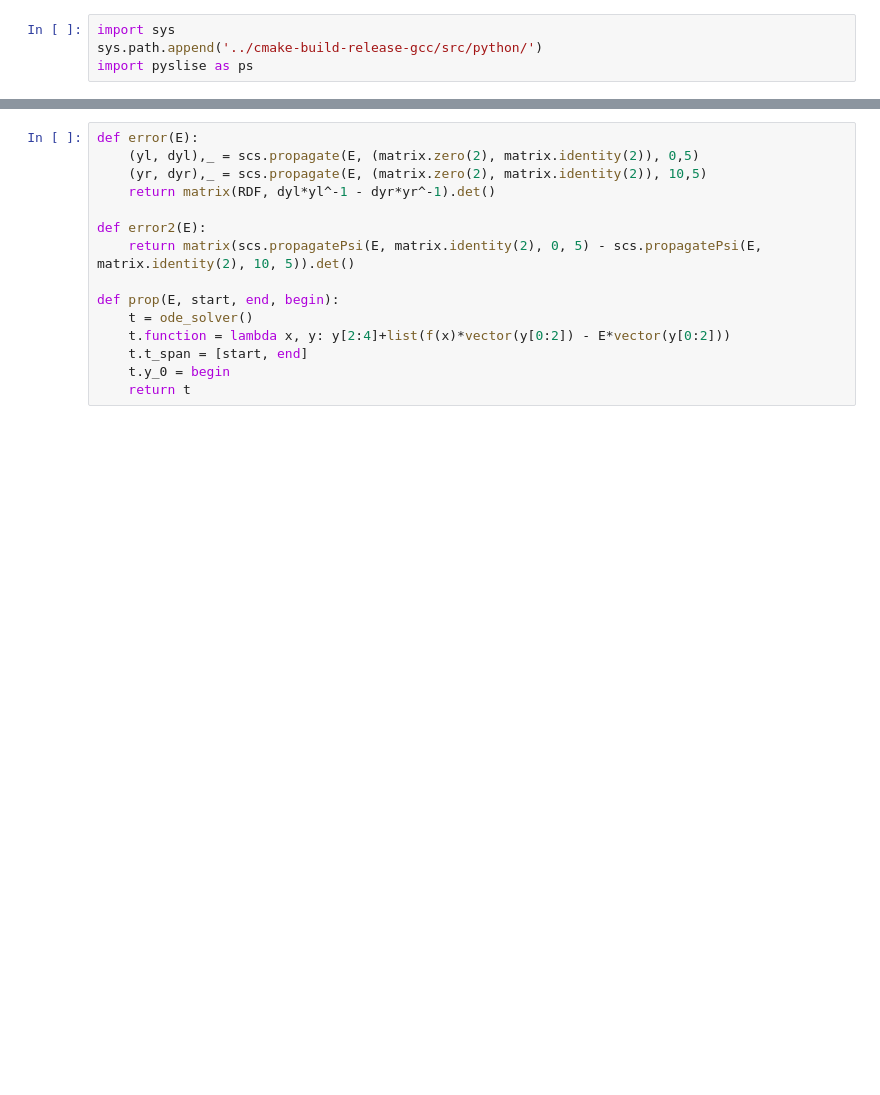
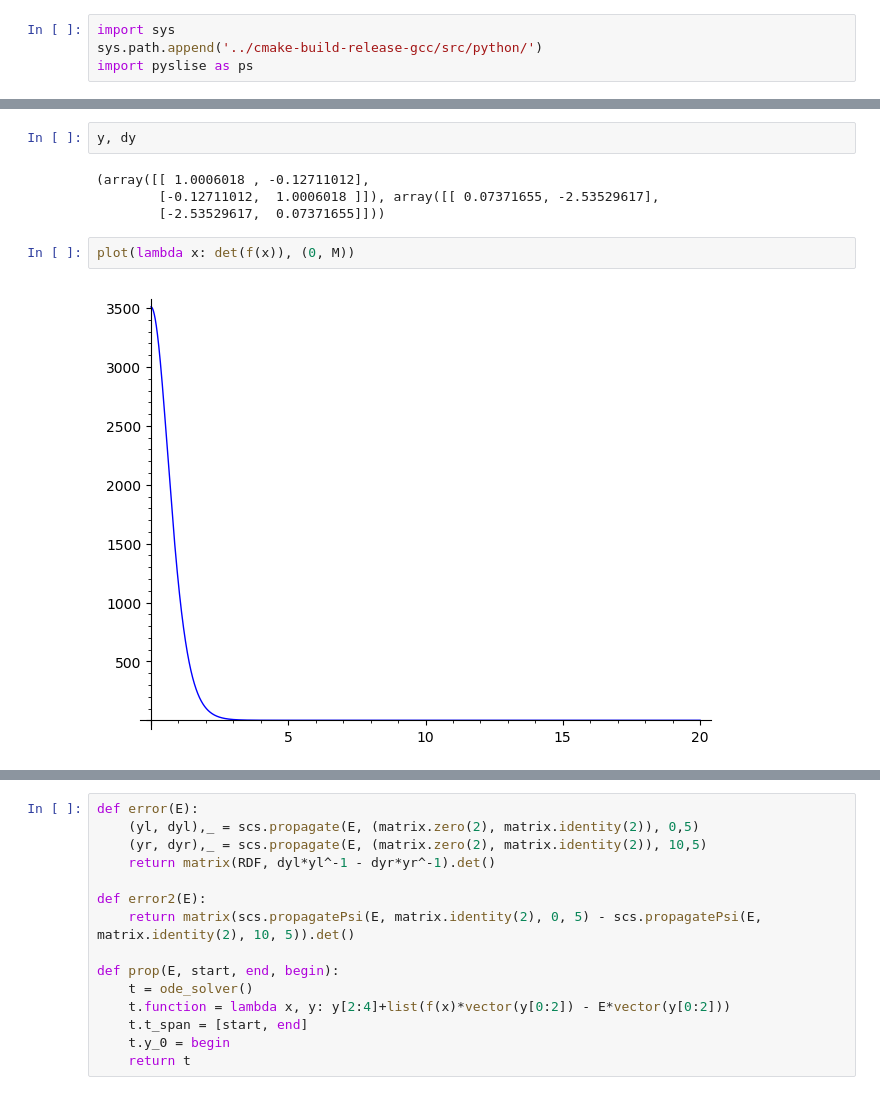
Before and after one commit to twist-numerical/matslise, a Jupyter notebook: notebooks/test_pyscs_hard.ipynb, the cells around one changed output, grey strips where cells are left out. Cells and saved outputs as stored; diff of their text form; blank space fills up the shorter version.

```diff
--- a/notebooks/test_pyscs_hard.ipynb
+++ b/notebooks/test_pyscs_hard.ipynb
@@ -17,0 +65,10 @@ scs = ps.Pyscs(f, n, 0, 20, 64)
+# %%
+y, dy
+# %% [output]
+(array([[ 1.0006018 , -0.12711012],
+        [-0.12711012,  1.0006018 ]]), array([[ 0.07371655, -2.53529617],
+        [-2.53529617,  0.07371655]]))
+# %%
+plot(lambda x: det(f(x)), (0, M))
+# %% [output]
+[figure, added]
```
Also changed, not shown: parts of 12 cells of this notebook, 9 other files.
